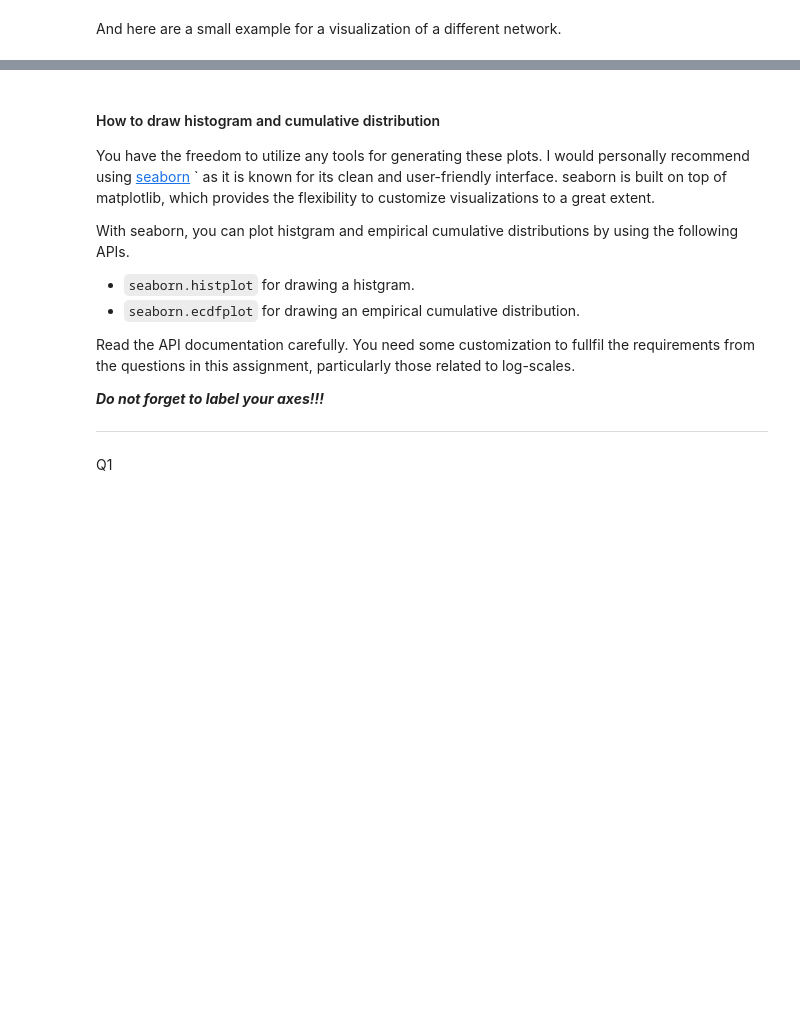
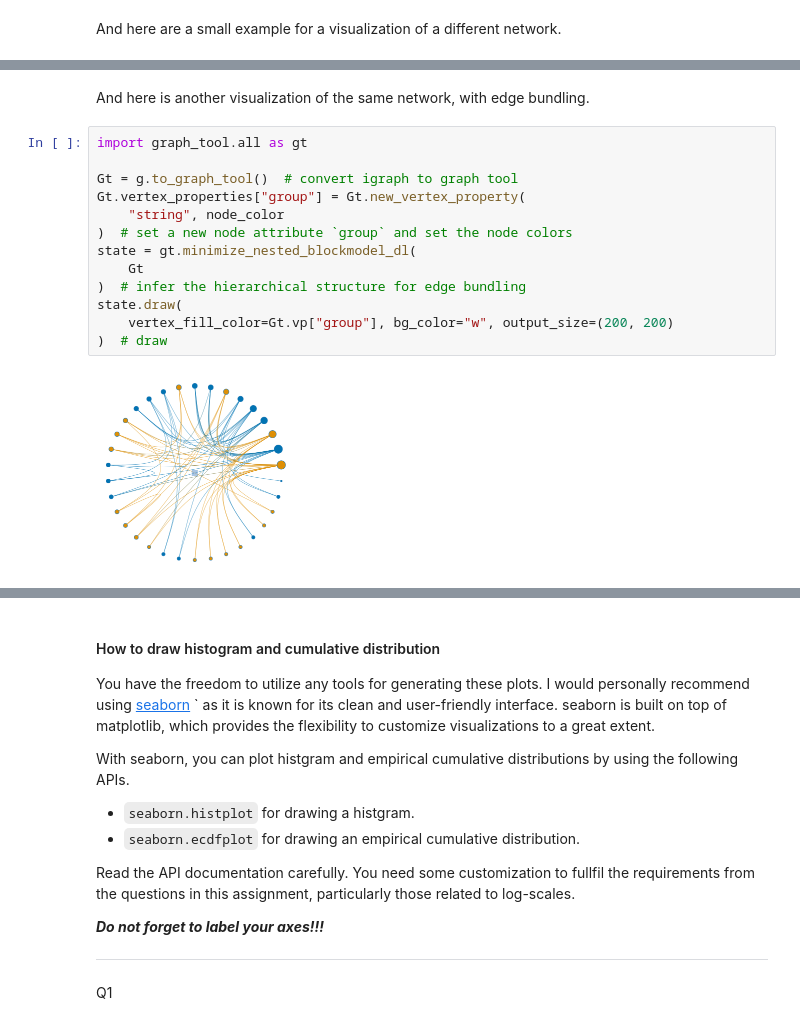
Before and after one commit to skojaku/adv-net-sci-course, a Jupyter notebook: assignments/m05/assignment.ipynb, the cells around one changed output, grey strips where cells are left out. Cells and saved outputs as stored; diff of their text form; blank space fills up the shorter version.

Commit message:
add figures

```diff
--- a/assignments/m05/assignment.ipynb
+++ b/assignments/m05/assignment.ipynb
@@ -107,0 +113,17 @@ igraph.plot(
+# %% [markdown]
+And here is another visualization of the same network, with edge bundling.
+# %%
+import graph_tool.all as gt
+
+Gt = g.to_graph_tool()  # convert igraph to graph tool
+Gt.vertex_properties["group"] = Gt.new_vertex_property(
+    "string", node_color
+)  # set a new node attribute `group` and set the node colors
+state = gt.minimize_nested_blockmodel_dl(
+    Gt
+)  # infer the hierarchical structure for edge bundling
+state.draw(
+    vertex_fill_color=Gt.vp["group"], bg_color="w", output_size=(200, 200)
+)  # draw
+# %% [output]
+[figure, added]
```
Also changed, not shown: parts of 5 cells of this notebook.
